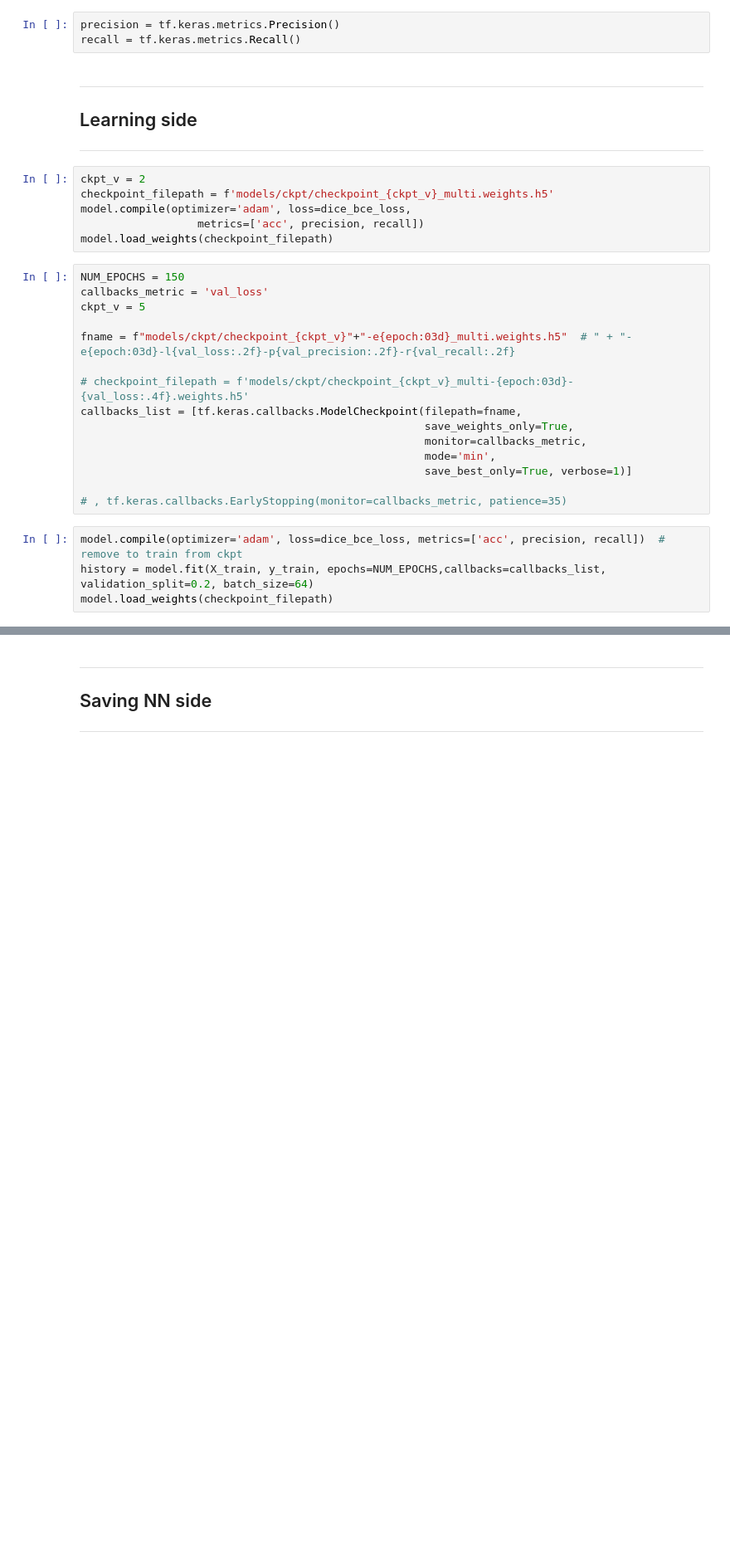
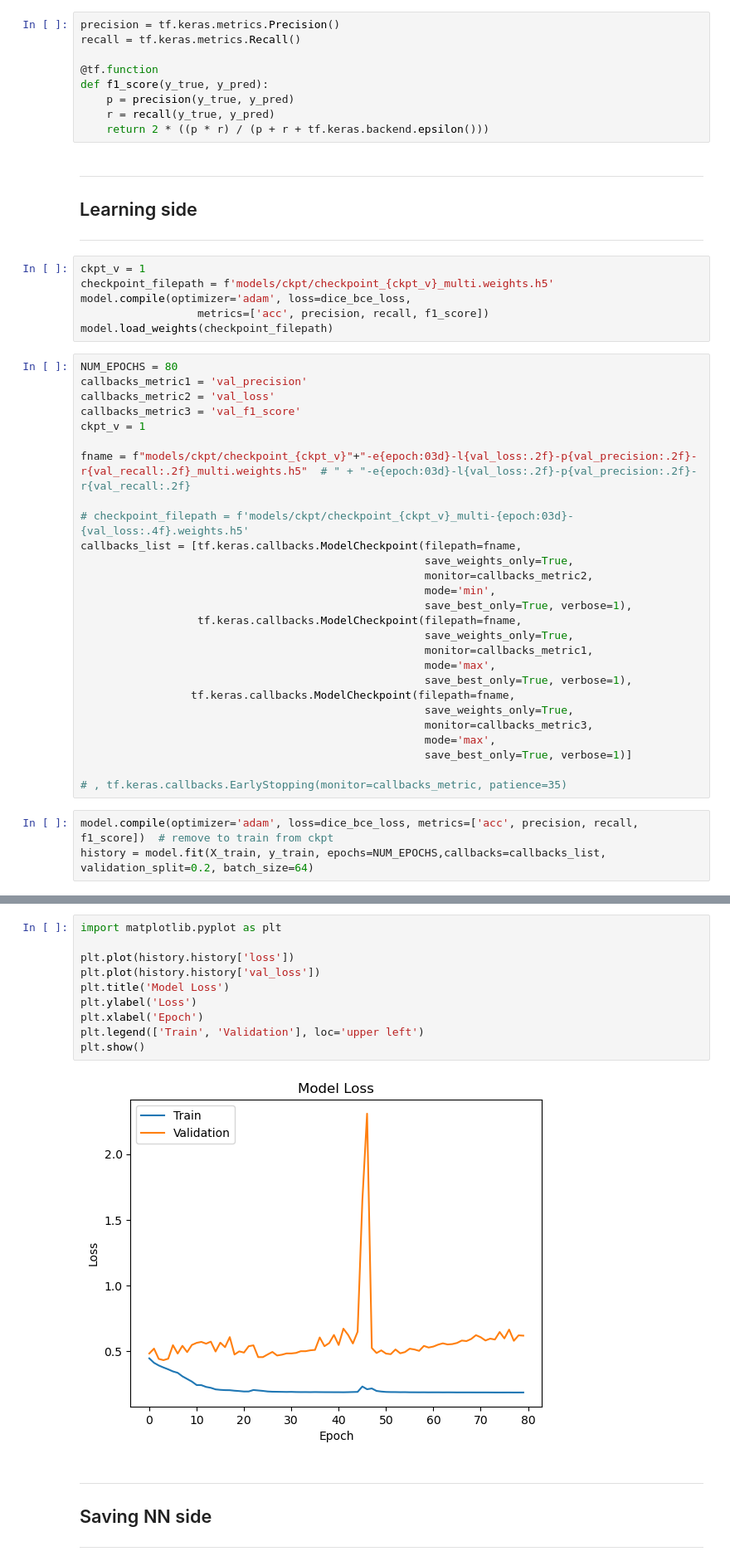
Before and after one commit to feodorrussia/D-alpha-instability-search, a Jupyter notebook: NN training.ipynb, the cells around one changed output, grey strips where cells are left out. Shown at 83% size. Cells and saved outputs as stored; diff of their text form; blank space fills up the shorter version.

Commit message:
Train v1 (& v11)
By #44[184|194]

```diff
--- a/NN training.ipynb
+++ b/NN training.ipynb
@@ -230,33 +233,50 @@ def dice_bce_loss(y_pred, y_true):
 # %%
 precision = tf.keras.metrics.Precision()
 recall = tf.keras.metrics.Recall()
+
+@tf.function
+def f1_score(y_true, y_pred):
+    p = precision(y_true, y_pred)
+    r = recall(y_true, y_pred)
+    return 2 * ((p * r) / (p + r + tf.keras.backend.epsilon()))
 # %% [markdown]
 ---
 ## Learning side
 ---
 # %%
-ckpt_v = 2
+ckpt_v = 1
 checkpoint_filepath = f'models/ckpt/checkpoint_{ckpt_v}_multi.weights.h5'
 model.compile(optimizer='adam', loss=dice_bce_loss,
-                  metrics=['acc', precision, recall])
+                  metrics=['acc', precision, recall, f1_score])
 model.load_weights(checkpoint_filepath)
 # %%
-NUM_EPOCHS = 150
-callbacks_metric = 'val_loss'
-ckpt_v = 5
+NUM_EPOCHS = 80
+callbacks_metric1 = 'val_precision'
+callbacks_metric2 = 'val_loss'
+callbacks_metric3 = 'val_f1_score'
+ckpt_v = 1
 
-fname = f"models/ckpt/checkpoint_{ckpt_v}"+"-e{epoch:03d}_multi.weights.h5"  # " + "-e{epoch:03d}-l{val_loss:.2f}-p{val_precision:.2f}-r{val_recall:.2f}
+fname = f"models/ckpt/checkpoint_{ckpt_v}"+"-e{epoch:03d}-l{val_loss:.2f}-p{val_precision:.2f}-r{val_recall:.2f}_multi.weights.h5"  # " + "-e{epoch:03d}-l{val_loss:.2f}-p{val_precision:.2f}-r{val_recall:.2f}
 
 # checkpoint_filepath = f'models/ckpt/checkpoint_{ckpt_v}_multi-{epoch:03d}-{val_loss:.4f}.weights.h5'
 callbacks_list = [tf.keras.callbacks.ModelCheckpoint(filepath=fname,
                                                      save_weights_only=True,
-                                                     monitor=callbacks_metric,
+                                                     monitor=callbacks_metric2,
                                                      mode='min',
+                                                     save_best_only=True, verbose=1),
+                  tf.keras.callbacks.ModelCheckpoint(filepath=fname,
+                                                     save_weights_only=True,
+                                                     monitor=callbacks_metric1,
+                                                     mode='max',
+                                                     save_best_only=True, verbose=1),
+                 tf.keras.callbacks.ModelCheckpoint(filepath=fname,
+                                                     save_weights_only=True,
+                                                     monitor=callbacks_metric3,
+                                                     mode='max',
                                                      save_best_only=True, verbose=1)]
 
 # , tf.keras.callbacks.EarlyStopping(monitor=callbacks_metric, patience=35)
 # %%
-model.compile(optimizer='adam', loss=dice_bce_loss, metrics=['acc', precision, recall])  # remove to train from ckpt
+model.compile(optimizer='adam', loss=dice_bce_loss, metrics=['acc', precision, recall, f1_score])  # remove to train from ckpt
 history = model.fit(X_train, y_train, epochs=NUM_EPOCHS,callbacks=callbacks_list, validation_split=0.2, batch_size=64)
-model.load_weights(checkpoint_filepath)
 # %% [output]
@@ -543,3 +304,15 @@ while any([x.check_index(new_df.shape[0]) for x in slices]):
+# %%
+import matplotlib.pyplot as plt
+
+plt.plot(history.history['loss'])
+plt.plot(history.history['val_loss'])
+plt.title('Model Loss')
+plt.ylabel('Loss')
+plt.xlabel('Epoch')
+plt.legend(['Train', 'Validation'], loc='upper left')
+plt.show()
+# %% [output]
+[figure, added]
 # %% [markdown]
 ---
 ## Saving NN side
```
Also changed, not shown: parts of 26 cells of this notebook.
